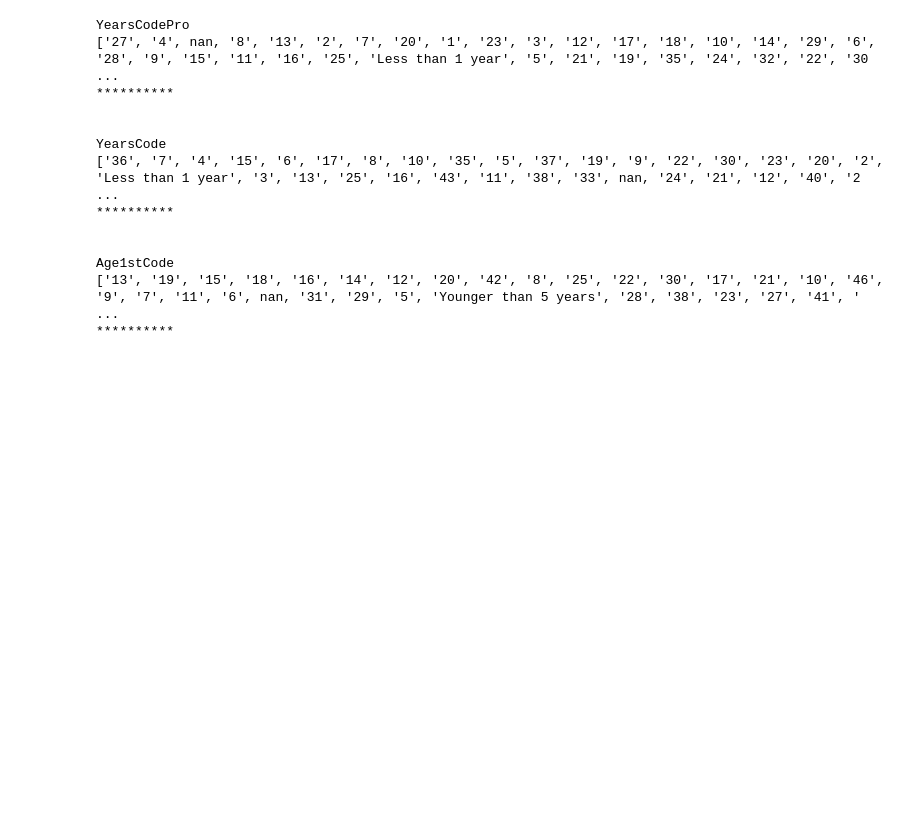
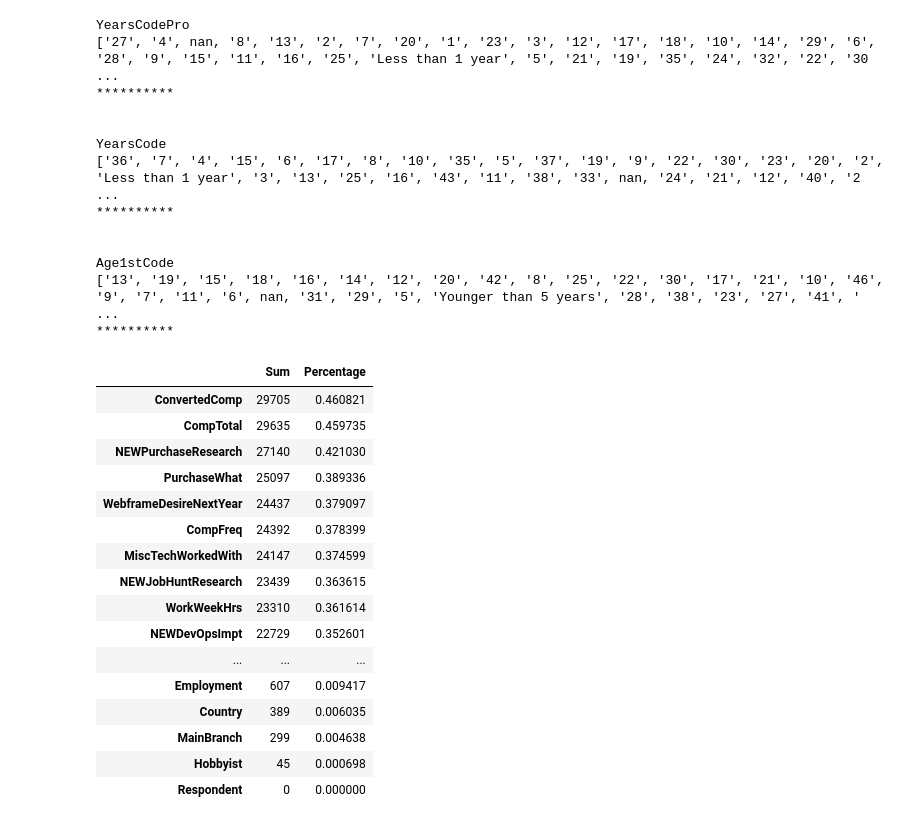
Before and after one commit to Thraax/Developers-mentor, a Jupyter notebook: notebooks/00_exploratory.ipynb, the cells around one changed output. Drawn from its saved outputs; the diff is of its cells as text; code cells hidden in the pictures; blank space fills up the shorter version.

```diff
--- a/notebooks/00_exploratory.ipynb
+++ b/notebooks/00_exploratory.ipynb
@@ -3,6 +3,7 @@ DATA_PATH = 'C:/Users/Thrax/Stackover_survey/Survey_analysis/data/raw/survey_res
 # %%
 import pandas as pd
 import numpy as np
+pd.set_option("display.max_rows", None)
 # %%
 raw_df = pd.read_csv(DATA_PATH)
 # %%
@@ -84,3 +90,27 @@ YearsCode
 Age1stCode
 ['13', '19', '15', '18', '16', '14', '12', '20', '42', '8', '25', '22', '30', '17', '21', '10', '46', '9', '7', '11', '6', nan, '31', '29', '5', 'Younger than 5 years', '28', '38', '23', '27', '41', ' ...
 **********
+# %%
+null_summary = pd.concat([raw_df.isnull().sum(), raw_df.isnull().sum() / raw_df.isnull().count()],
+                         axis=1, keys=['Sum', 'Percentage']) \
+    .sort_values(ascending=False, by=['Sum'])
+# %%
+null_summary
+# %% [output]
+|  | Sum | Percentage |
+| ConvertedComp | 29705 | 0.460821 |
+| CompTotal | 29635 | 0.459735 |
+| NEWPurchaseResearch | 27140 | 0.421030 |
+| PurchaseWhat | 25097 | 0.389336 |
+| WebframeDesireNextYear | 24437 | 0.379097 |
+| CompFreq | 24392 | 0.378399 |
+| MiscTechWorkedWith | 24147 | 0.374599 |
+| NEWJobHuntResearch | 23439 | 0.363615 |
+| WorkWeekHrs | 23310 | 0.361614 |
+| NEWDevOpsImpt | 22729 | 0.352601 |
+| ... | ... | ... |
+| Employment | 607 | 0.009417 |
+| Country | 389 | 0.006035 |
+| MainBranch | 299 | 0.004638 |
+| Hobbyist | 45 | 0.000698 |
+| Respondent | 0 | 0.000000 |
```
Also changed, not shown: parts of 5 cells of this notebook, 1 other file.
